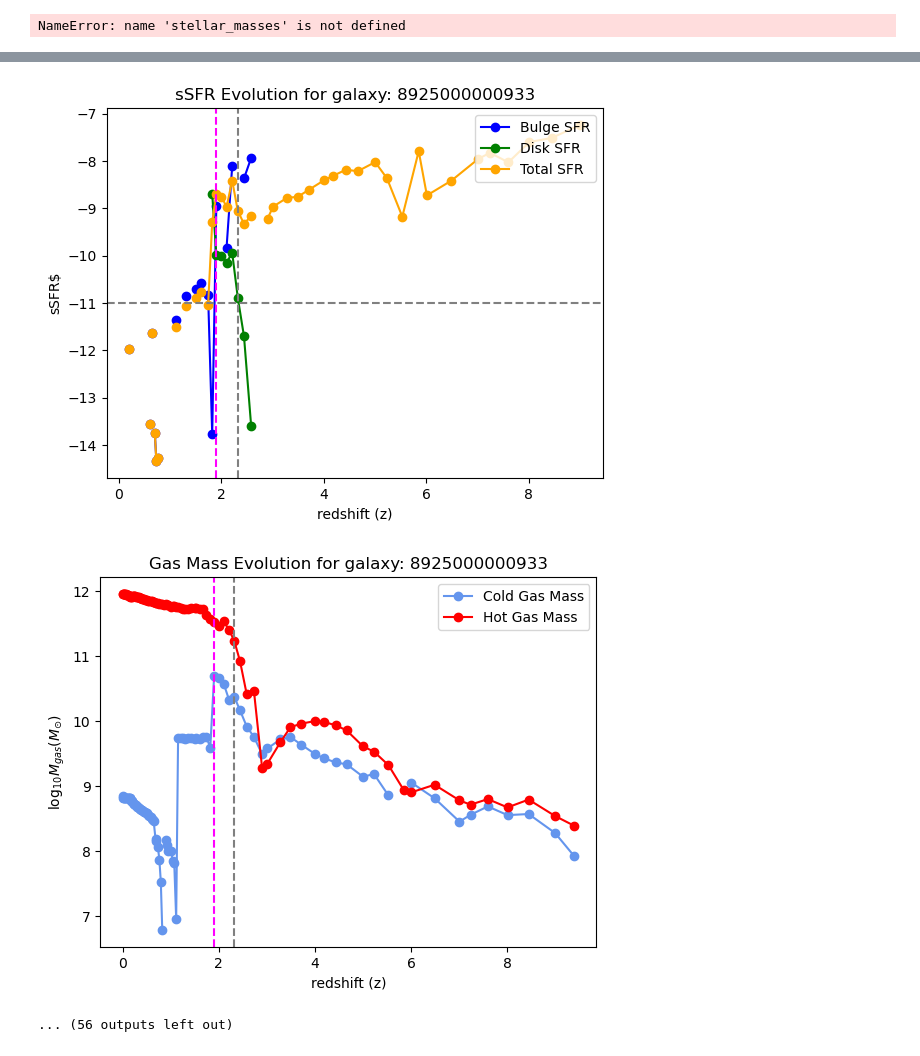
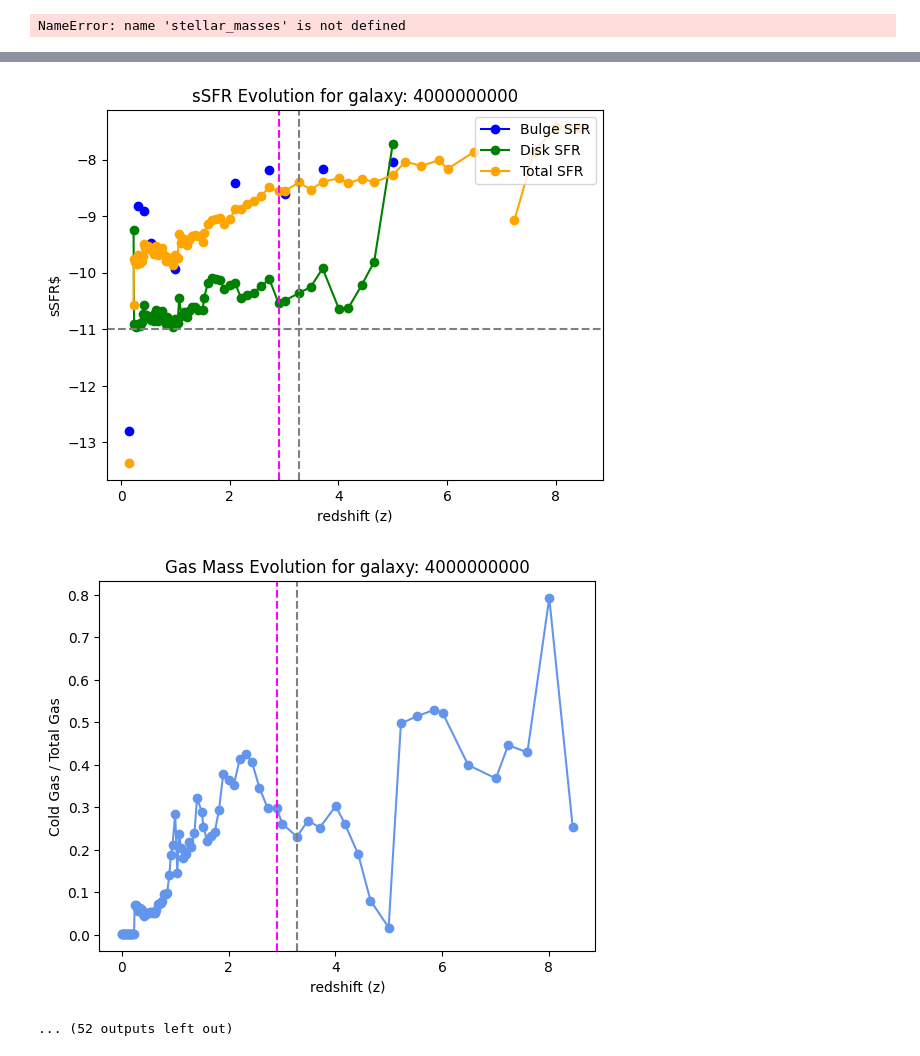
Before and after one commit to ripatel-astro/sage, a Jupyter notebook: GWRecoil/output/results/millennium/notebooks/sandbox.ipynb, the cells around one changed output, grey strips where cells are left out. Saved outputs shown, nothing was run; the diff lists cells and outputs as text; code cells hidden in the pictures.

```diff
--- a/GWRecoil/output/results/millennium/notebooks/sandbox.ipynb
+++ b/GWRecoil/output/results/millennium/notebooks/sandbox.ipynb
@@ -649,6 +652,7 @@ for snap in range(1, 100):
             disk_mass = stellar_mass - bulge_mass
             cold_gas = safe_log10(galaxies.ColdGas[i] * 1e10 / hubble_h)
             hot_gas = safe_log10(galaxies.HotGas[i] * 1e10 / hubble_h)
+            cold_gas_perc = safe_div(galaxies.ColdGas[i], galaxies.ColdGas[i] + galaxies.HotGas[i])
             bh_mass = safe_log10(galaxies.BlackHoleMass[i] * 1e10 / hubble_h)
             bulge_sfr = safe_log10(galaxies.SfrBulge[i]) - bulge_mass
             disk_sfr = safe_log10(galaxies.SfrDisk[i]) - (disk_mass + cold_gas)
@@ -661,6 +665,7 @@ for snap in range(1, 100):
                 'stellar_mass': [],
                 'cold_gas': [],
                 'hot_gas': [],
+                'cold_gas_perc': [],
                 'bh_mass': [],
                 'bulge_sfr': [],
                 'disk_sfr': [],
@@ -674,6 +679,7 @@ for snap in range(1, 100):
             bulge_masses[gal_id]['disk_mass'].append(disk_mass)
             bulge_masses[gal_id]['cold_gas'].append(cold_gas)
             bulge_masses[gal_id]['hot_gas'].append(hot_gas)
+            bulge_masses[gal_id]['cold_gas_perc'].append(cold_gas_perc)
             bulge_masses[gal_id]['bh_mass'].append(bh_mass)
             bulge_masses[gal_id]['bulge_sfr'].append(bulge_sfr)
             bulge_masses[gal_id]['disk_sfr'].append(disk_sfr)
@@ -737,8 +743,9 @@ for gal_id in bulge_masses:
     plt.show()
 
     ## FOR COLD AND HOT GAS MASS
-    plt.plot(bulge_masses[gal_id]['redshift'], bulge_masses[gal_id]['cold_gas'], marker = 'o', color='cornflowerblue', label='Cold Gas Mass')
-    plt.plot(bulge_masses[gal_id]['redshift'], bulge_masses[gal_id]['hot_gas'], marker = 'o', color = 'red', label='Hot Gas Mass')
+    # plt.plot(bulge_masses[gal_id]['redshift'], bulge_masses[gal_id]['cold_gas'], marker = 'o', color='cornflowerblue', label='Cold Gas Mass')
+    # plt.plot(bulge_masses[gal_id]['redshift'], bulge_masses[gal_id]['hot_gas'], marker = 'o', color = 'red', label='Hot Gas Mass')
+    plt.plot(bulge_masses[gal_id]['redshift'], bulge_masses[gal_id]['cold_gas_perc'], marker = 'o', color = 'cornflowerblue')
 
     for ejection in bulge_masses[gal_id]['eject_time']:
         plt.axvline(ejection, linestyle = 'dashed', color='grey')
@@ -746,8 +753,8 @@ for gal_id in bulge_masses:
         plt.axvline(refill, linestyle = 'dashed', color='magenta')
 
     plt.xlabel('redshift (z)')
-    plt.ylabel(r'log$_{10}M_{gas} (M_{\odot})$')
+    plt.ylabel(r'Cold Gas / Total Gas')
     plt.title(f'Gas Mass Evolution for galaxy: {gal_id}')
-    plt.legend(loc='upper right')
+    #plt.legend(loc='upper right')
     plt.show()
 # %% [output]
@@ -764,6 +771,6 @@ for gal_id in bulge_masses:
-[figure, old version]
+[figure, new version]
-[figure, old version]
+[figure, new version]
-... (56 outputs left out)
+... (52 outputs left out)
 # %%
 ## EJECTION FRACTION PLOT WITH ERROR BARS
 def safe_div(numerator, denominator):
```
Also changed, not shown: parts of 12 cells of this notebook.
